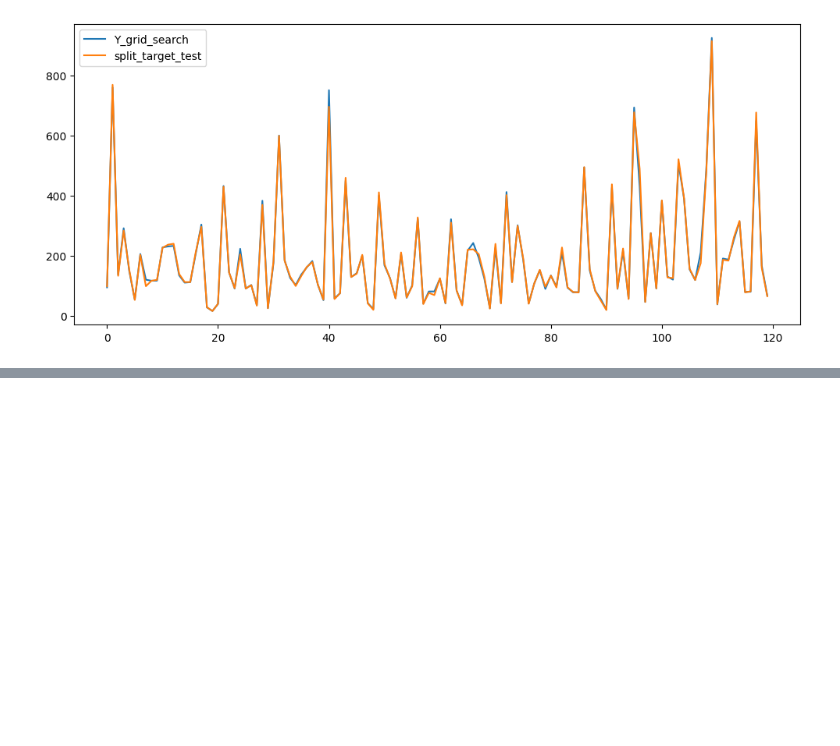
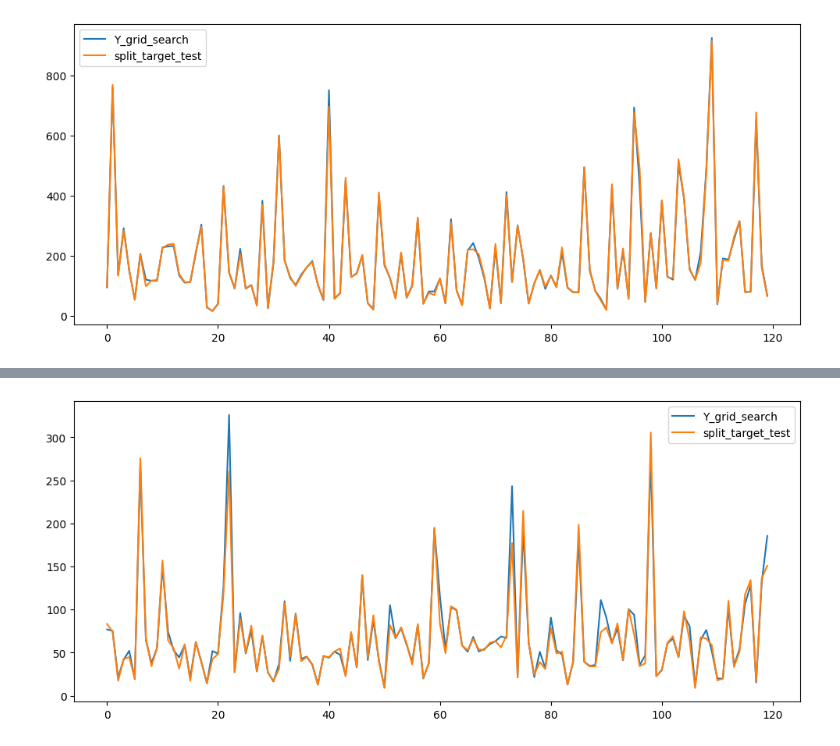
Before and after one commit to blaxxFR/projetIA, a Jupyter notebook: note_book.ipynb, the cells around one changed output, grey strips where cells are left out. Cells and saved outputs as stored; diff of their text form; code cells hidden in the pictures; blank space fills up the shorter version.

Commit message:
gridsearch + 100000 data

```diff
--- a/note_book.ipynb
+++ b/note_book.ipynb
@@ -946,8 +946,8 @@ entrees_treillis = ['L_tot','rho', 'h','b']
 to_drop = ['NbElts','S', 'I', 'L', 'E','nu','freq2','freq3','freq4','freq5','freq6','freq7','freq8','Mat']
 split_train_treillis,split_test_treillis,split_target_train_treillis,split_target_test_treillis = split_and_drop(data_treillis,10000,entrees_treillis,to_drop,0.7)
 
-rf_reg_treillis_var = RandomForestRegressor(n_estimators=150, max_depth=15, random_state=0)
-my_grid = {'n_estimators': [400,500,600,700], 'max_depth': [ 20, 25],
+
+my_grid = {'n_estimators': [i for i in range(400,1000,50)], 'max_depth': [i for i in range(10,20,1)],
               'max_features': [2, 3],
               'bootstrap': [True],
               'min_samples_leaf': [1, 2, 4],
@@ -958,11 +958,15 @@ my_grid = {'n_estimators': [400,500,600,700], 'max_depth': [ 20, 25],
 
 grid_rf_treillis = GridSearchCV(rf_reg_treillis_var, param_grid=my_grid, cv=5,n_jobs=-1,verbose=2)
 grid_rf_treillis.fit(split_train_treillis, split_target_train_treillis)
-
+print("OEEEEEEEEEEEEEEEE")
 print("best params : ",grid_rf_treillis.best_params_)
 print("best score : ",grid_rf_treillis.best_score_)
 print("score : ",grid_rf_treillis.score(split_test_treillis, split_target_test_treillis))
+
+
+
+split_train_treillis,split_test_treillis,split_target_train_treillis,split_target_test_treillis = split_and_drop(data_treillis,10000,entrees_treillis,to_drop,0.7)
+rf_reg_treillis_var = RandomForestRegressor(n_estimators=400, max_depth=20, random_state=0)
 rf_reg_treillis_var.fit(split_train_treillis, split_target_train_treillis)
-print("treillis : ",rf_reg_treillis_var.score(split_test_treillis, split_target_test_treillis))
 # %% [output]
            freq1     L_tot   rho         h         b
@@ -982,0 +995,12 @@ Fitting 5 folds for each of 16 candidates, totalling 80 fits
+# %%
+# plot prediction
+
+plt.figure(figsize=(12, 5))
+plt.plot((Y_pred_treillis)[:120])
+plt.plot((np.array(split_target_test_treillis)[:120]))
+
+plt.legend(
+    ['Y_grid_search', 'split_target_test'])
+plt.show()
+# %% [output]
+[figure, added]
```
Also changed, not shown: parts of 1 cell of this notebook, 3 other files.
